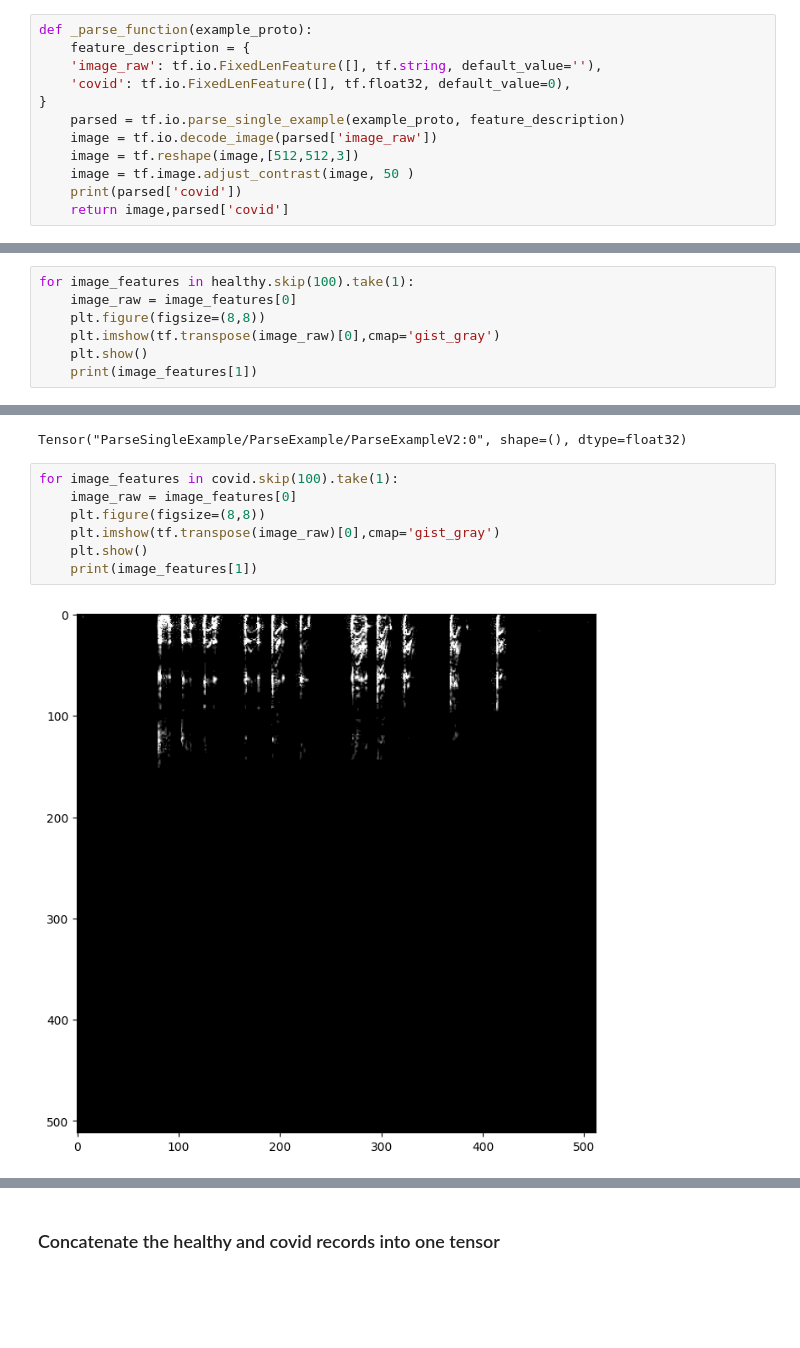
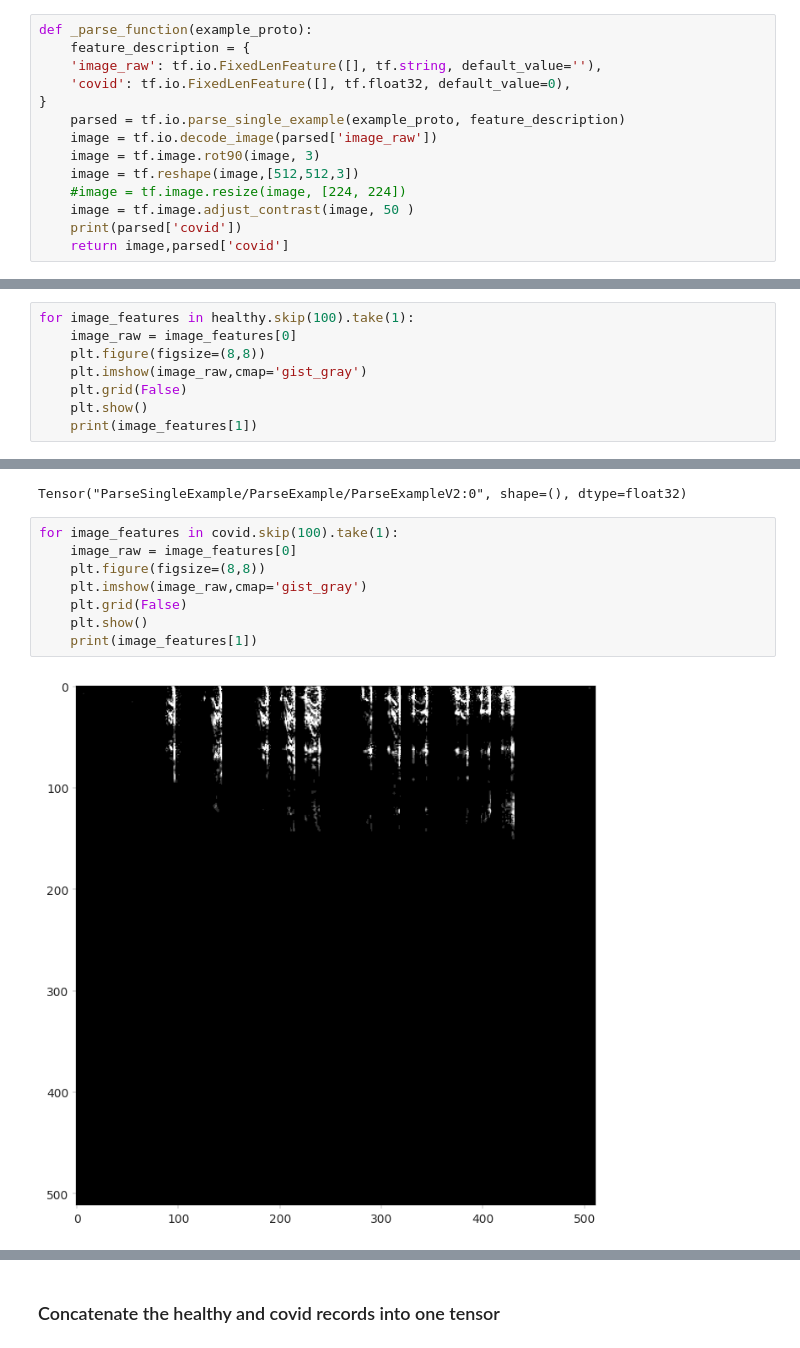
Before and after one commit to mcs9ff/COVID-19-Detection-from-Cough-Audio-DS-6050, a Jupyter notebook: Script for Data Ingestion and Initial Training.ipynb, the cells around one changed output, grey strips where cells are left out. Cells and saved outputs as stored; diff of their text form; blank space fills up the shorter version.

```diff
--- a/Script for Data Ingestion and Initial Training.ipynb
+++ b/Script for Data Ingestion and Initial Training.ipynb
@@ -36,7 +69,9 @@ def _parse_function(example_proto):
 }
     parsed = tf.io.parse_single_example(example_proto, feature_description)
     image = tf.io.decode_image(parsed['image_raw'])
+    image = tf.image.rot90(image, 3)
     image = tf.reshape(image,[512,512,3])
+    #image = tf.image.resize(image, [224, 224])
     image = tf.image.adjust_contrast(image, 50 )
     print(parsed['covid'])
     return image,parsed['covid']
@@ -50,7 +85,8 @@ Tensor("ParseSingleExample/ParseExample/ParseExampleV2:0", shape=(), dtype=float
 for image_features in healthy.skip(100).take(1):
     image_raw = image_features[0]
     plt.figure(figsize=(8,8))
-    plt.imshow(tf.transpose(image_raw)[0],cmap='gist_gray')
+    plt.imshow(image_raw,cmap='gist_gray')
+    plt.grid(False)
     plt.show()
     print(image_features[1])
 # %% [output]
@@ -74,12 +110,13 @@ Tensor("ParseSingleExample/ParseExample/ParseExampleV2:0", shape=(), dtype=float
 # %%
 for image_features in covid.skip(100).take(1):
     image_raw = image_features[0]
     plt.figure(figsize=(8,8))
-    plt.imshow(tf.transpose(image_raw)[0],cmap='gist_gray')
+    plt.imshow(image_raw,cmap='gist_gray')
+    plt.grid(False)
     plt.show()
     print(image_features[1])
 # %% [output]
-[figure, old version]
+[figure, new version]
 tf.Tensor(1.0, shape=(), dtype=float32)
 # %% [markdown]
 ### Concatenate the healthy and covid records into one tensor
```
Also changed, not shown: parts of 65 cells of this notebook.
